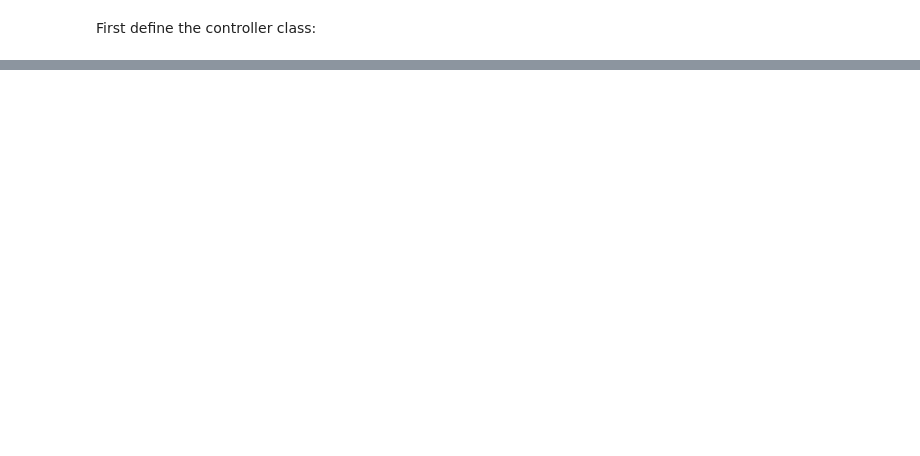
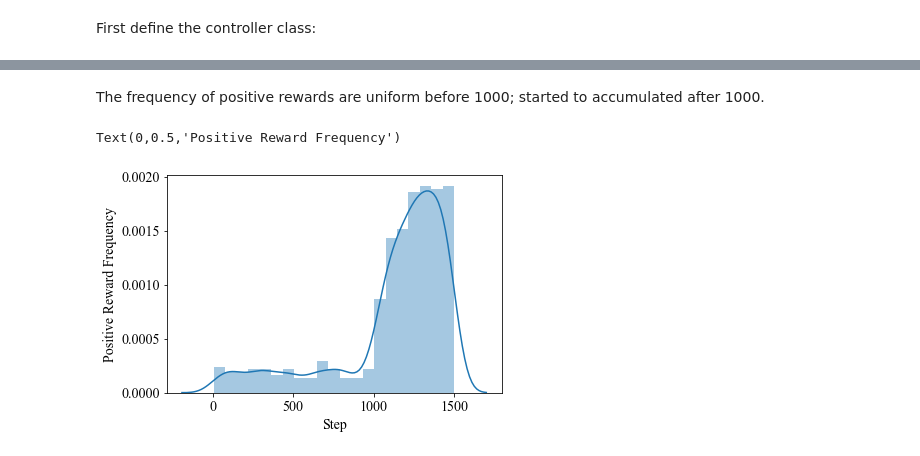
Before and after one commit to zj-zhang/MyNotebooks, a Jupyter notebook: 20190603-controller/Controller.ipynb, the cells around one changed output, grey strips where cells are left out. Drawn from its saved outputs; the diff is of its cells as text; code cells hidden in the pictures; blank space fills up the shorter version.

```diff
--- a/20190603-controller/Controller.ipynb
+++ b/20190603-controller/Controller.ipynb
@@ -63,0 +150,6 @@ print(s.run(controller.sample_arc))
+# %%
+idx = [i for i in range(len(buffer)) if buffer[i][1]>=0]
+print(len(idx))
+for i in range(1, 200, 20):
+    print(idx[-i], agent.decode_arc_seq(buffer[idx[-i]][0]), buffer[idx[-i]][1])
+    #print(agent.decode_arc_seq(buffer[-i][0]), buffer[-i][1])
@@ -63,0 +182,9 @@ print(s.run(controller.sample_arc))
+# %% [markdown]
+The frequency of positive rewards are uniform before 1000; started to accumulated after 1000.
+# %%
+ax2 = sns.distplot(idx)
+ax2.set_xlabel('Step')
+ax2.set_ylabel('Positive Reward Frequency')
+# %% [output]
+Text(0,0.5,'Positive Reward Frequency')
+[figure, added]
```
Also changed, not shown: parts of 17 cells of this notebook, 5 other files.
